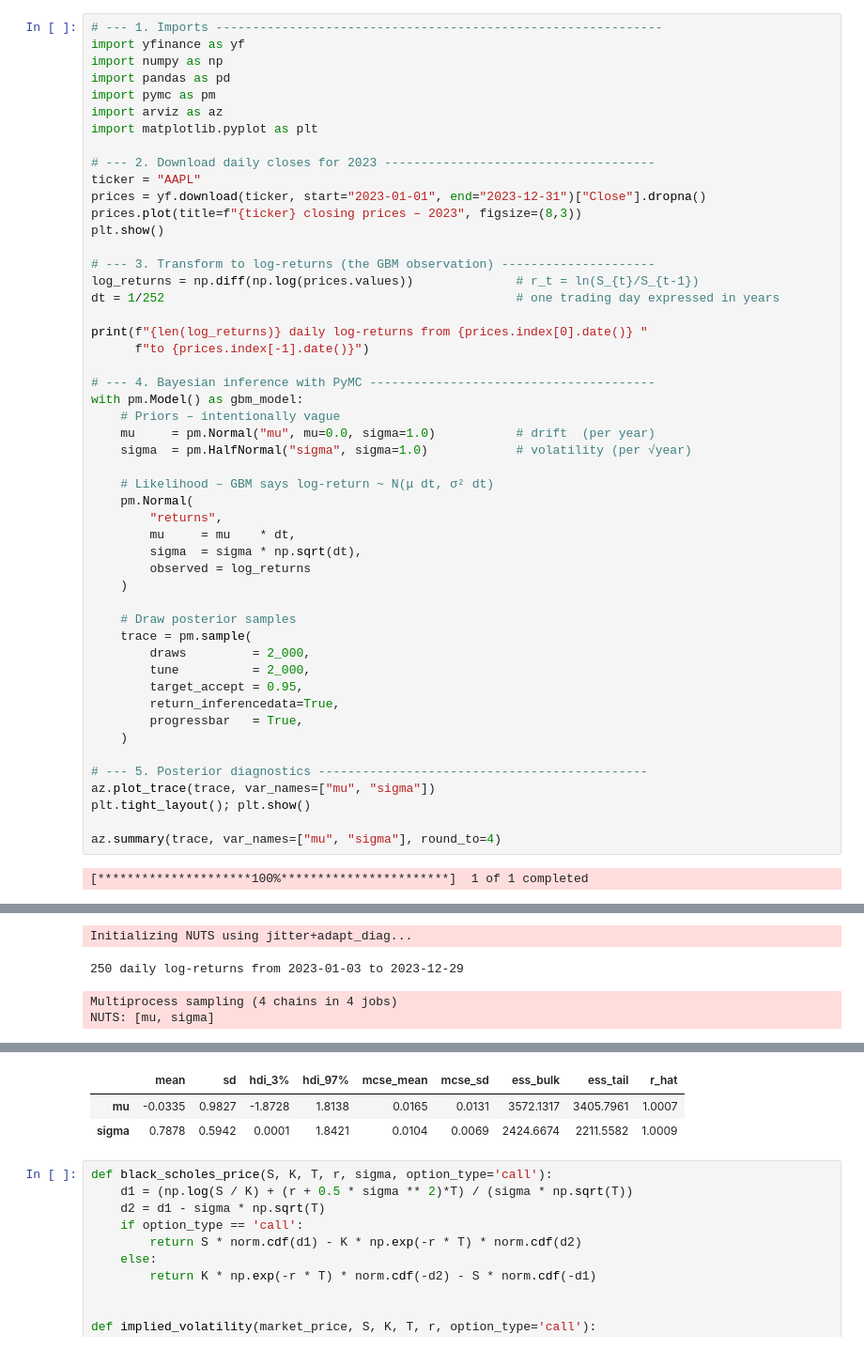
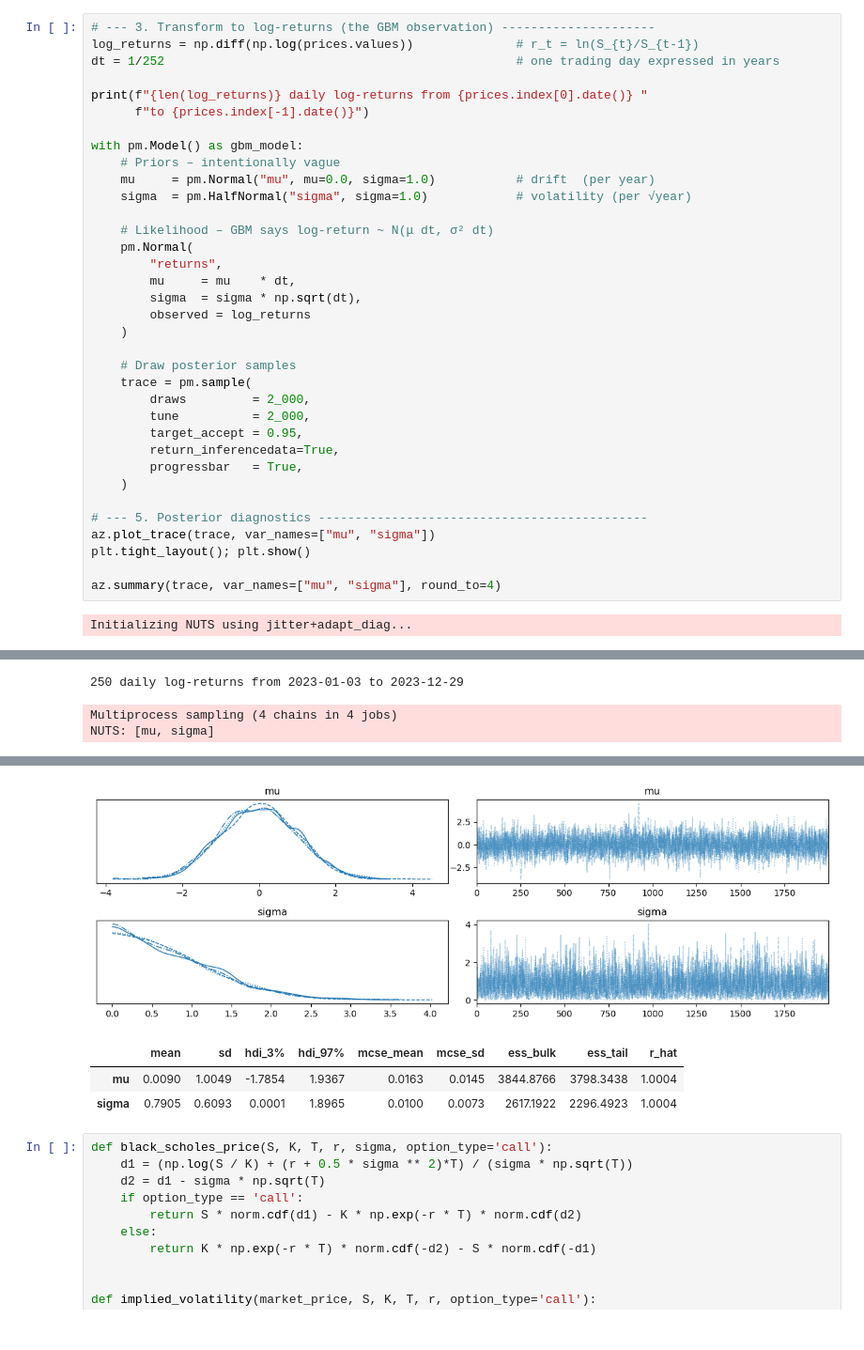
Before and after one commit to RezaCodz/Math_finance_models, a Jupyter notebook: models.ipynb, the cells around one changed output, grey strips where cells are left out. Shown at 94% size. Saved outputs shown, nothing was run; the diff lists cells and outputs as text.

```diff
--- a/models.ipynb
+++ b/models.ipynb
@@ -20,18 +20,4 @@ data.plot(title=f"{ticker} Price")
 # %%
-# --- 1. Imports -------------------------------------------------------------
-import yfinance as yf
-import numpy as np
-import pandas as pd
-import pymc as pm
-import arviz as az
-import matplotlib.pyplot as plt
-
-# --- 2. Download daily closes for 2023 -------------------------------------
-ticker = "AAPL"
-prices = yf.download(ticker, start="2023-01-01", end="2023-12-31")["Close"].dropna()
-prices.plot(title=f"{ticker} closing prices – 2023", figsize=(8,3))
-plt.show()
-
 # --- 3. Transform to log-returns (the GBM observation) ---------------------
 log_returns = np.diff(np.log(prices.values))              # r_t = ln(S_{t}/S_{t-1})
 dt = 1/252                                                # one trading day expressed in years
@@ -39,7 +25,6 @@ dt = 1/252                                                # one trading day expr
 print(f"{len(log_returns)} daily log-returns from {prices.index[0].date()} "
       f"to {prices.index[-1].date()}")
 
-# --- 4. Bayesian inference with PyMC ---------------------------------------
 with pm.Model() as gbm_model:
     # Priors – intentionally vague
     mu     = pm.Normal("mu", mu=0.0, sigma=1.0)           # drift  (per year)
@@ -68,4 +53,4 @@ plt.tight_layout(); plt.show()
 
 az.summary(trace, var_names=["mu", "sigma"], round_to=4)
 # %% [output]
-[*********************100%***********************]  1 of 1 completed
+Initializing NUTS using jitter+adapt_diag...
@@ -73,6 +57,5 @@ az.summary(trace, var_names=["mu", "sigma"], round_to=4)
-Initializing NUTS using jitter+adapt_diag...
+250 daily log-returns from 2023-01-03 to 2023-12-29
-250 daily log-returns from 2023-01-03 to 2023-12-29
+Multiprocess sampling (4 chains in 4 jobs)
+NUTS: [mu, sigma]
-Multiprocess sampling (4 chains in 4 jobs)
-NUTS: [mu, sigma]
 [interactive output not drawn]
 [interactive output not drawn]
@@ -81,6 +63,7 @@ Sampling 4 chains for 2_000 tune and 2_000 draw iterations (8_000 + 8_000 draws
+[figure, new version]
 |  | mean | sd | hdi_3% | hdi_97% | mcse_mean | mcse_sd | ess_bulk | ess_tail | r_hat |
-| mu | -0.0335 | 0.9827 | -1.8728 | 1.8138 | 0.0165 | 0.0131 | 3572.1317 | 3405.7961 | 1.0007 |
-| sigma | 0.7878 | 0.5942 | 0.0001 | 1.8421 | 0.0104 | 0.0069 | 2424.6674 | 2211.5582 | 1.0009 |
+| mu | 0.0090 | 1.0049 | -1.7854 | 1.9367 | 0.0163 | 0.0145 | 3844.8766 | 3798.3438 | 1.0004 |
+| sigma | 0.7905 | 0.6093 | 0.0001 | 1.8965 | 0.0100 | 0.0073 | 2617.1922 | 2296.4923 | 1.0004 |
 # %%
 def black_scholes_price(S, K, T, r, sigma, option_type='call'):
     d1 = (np.log(S / K) + (r + 0.5 * sigma ** 2)*T) / (sigma * np.sqrt(T))
```
Also changed, not shown: parts of 2 cells of this notebook.
